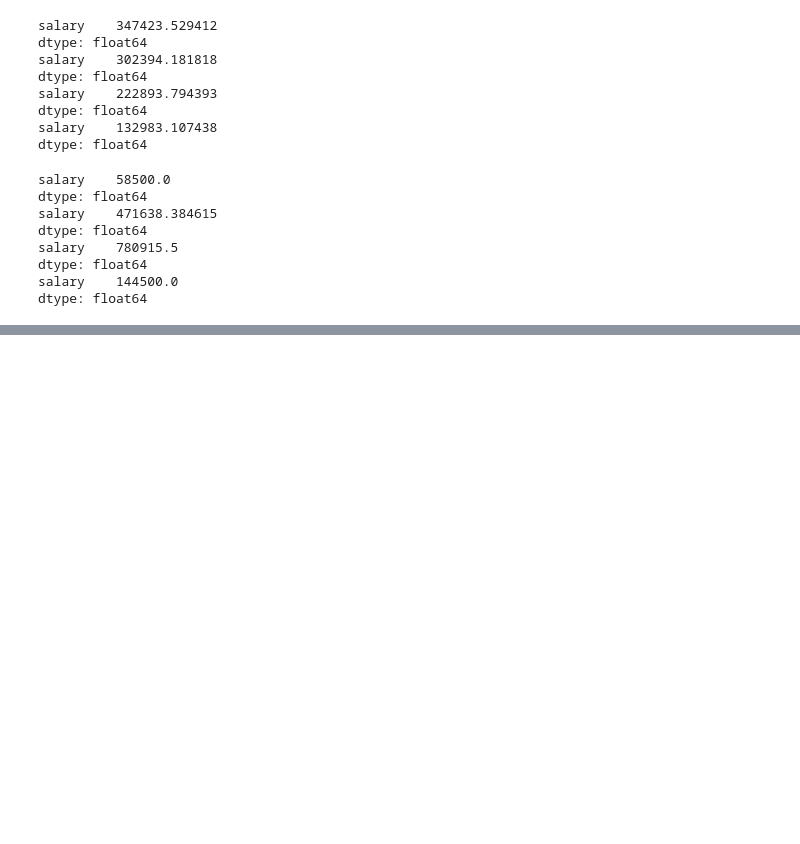
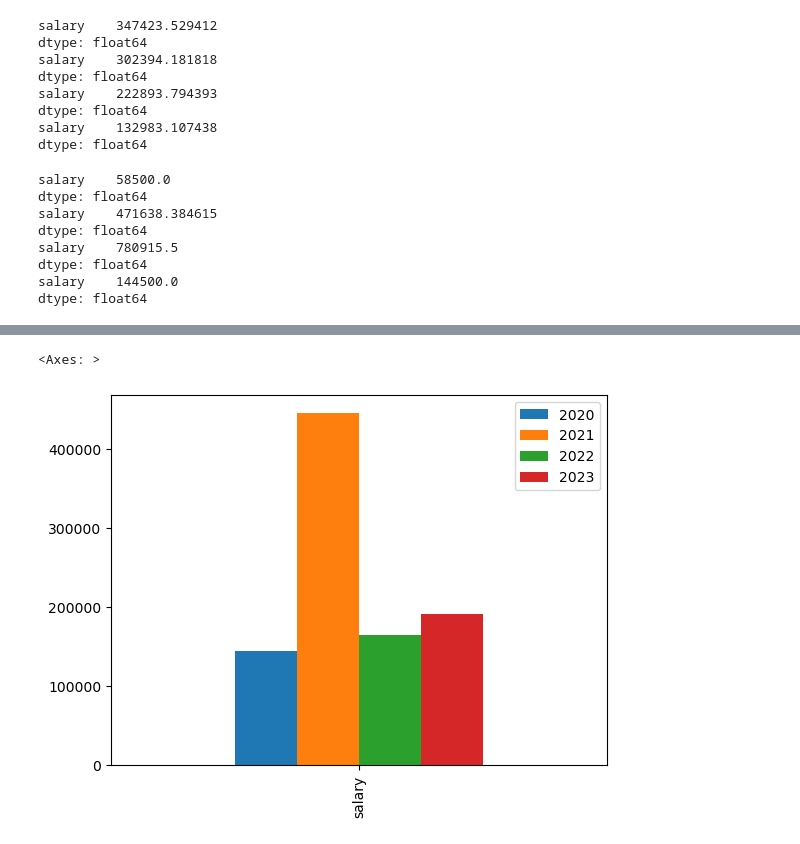
Before and after one commit to christian-a-smith/project-1, a Jupyter notebook: Trends-over-3-years.ipynb, the cells around one changed output, grey strips where cells are left out. Cells and saved outputs as stored; diff of their text form; code cells hidden in the pictures; blank space fills up the shorter version.

```diff
--- a/Trends-over-3-years.ipynb
+++ b/Trends-over-3-years.ipynb
@@ -196,0 +253,6 @@ dtype: float64
+# %%
+#Machine Learning Engineer bar graph
+average_MLE_salary_df.plot.bar()
+# %% [output]
+<Axes: >
+[figure, added]
```
Also changed, not shown: parts of 15 cells of this notebook.
